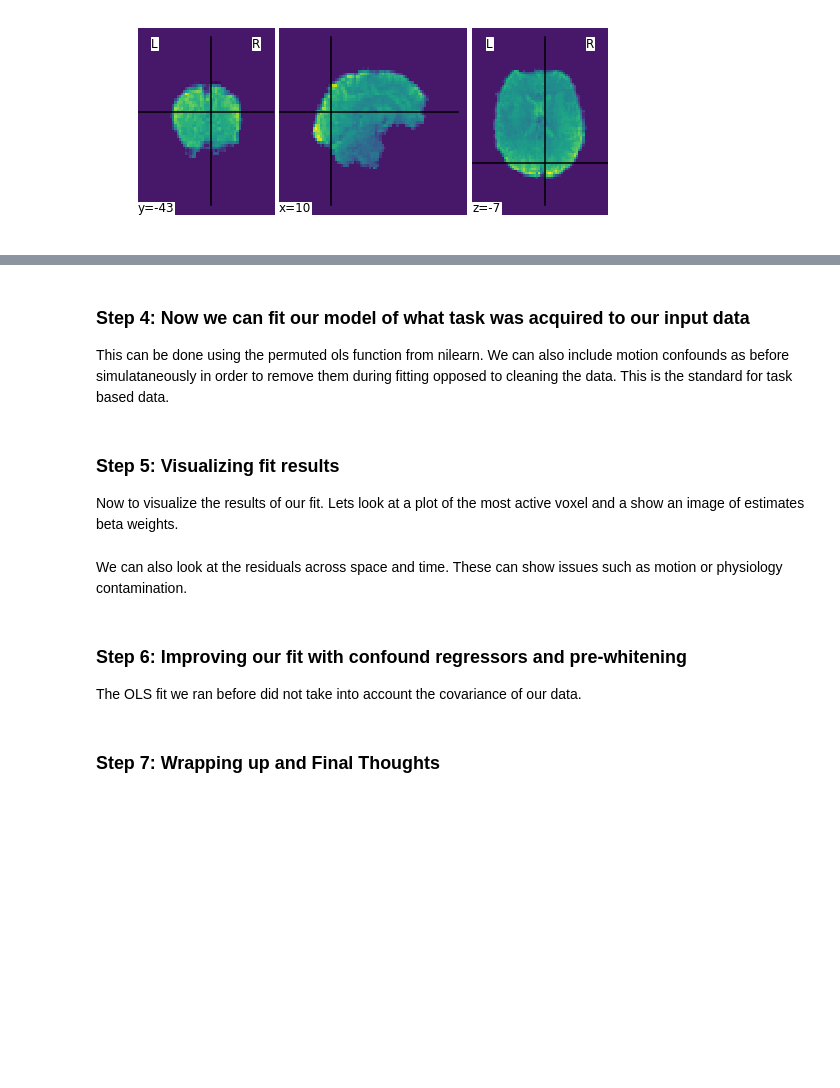
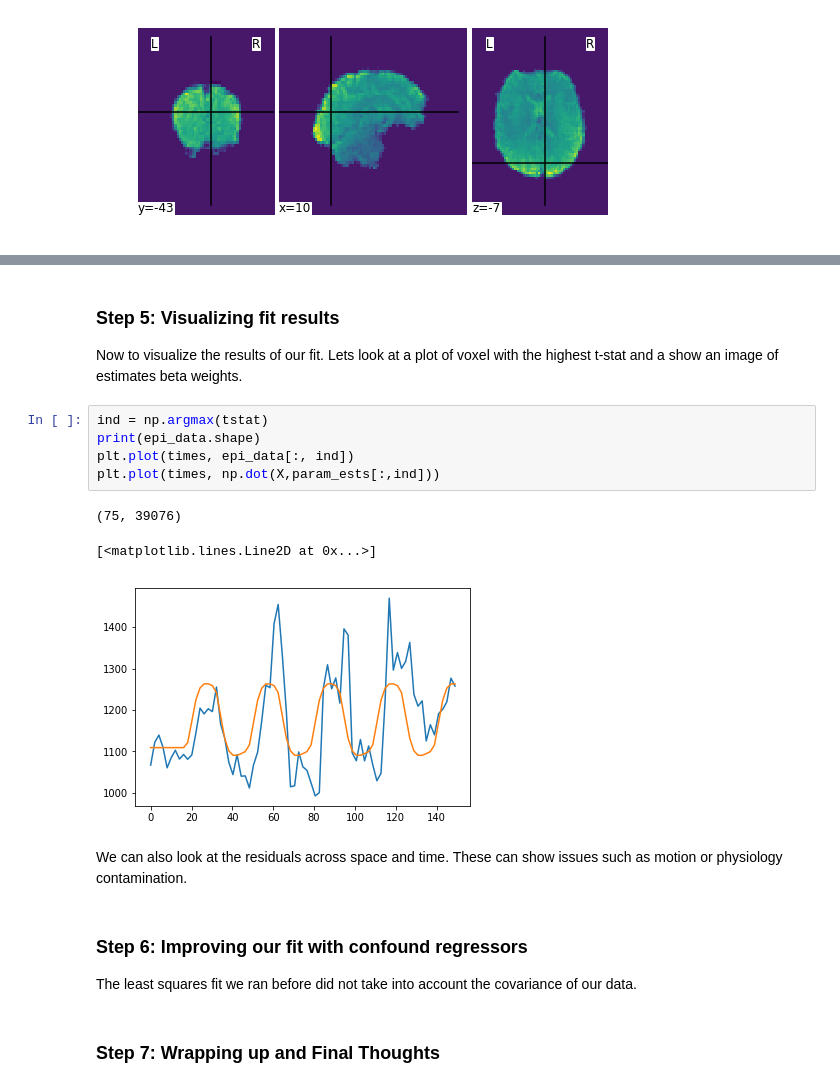
Before and after one commit to carpentries-incubator/SDC-BIDS-fMRI, a Jupyter notebook: bin/05a_general-linear-model-task-based_solutions.ipynb, the cells around one changed output, grey strips where cells are left out. Saved outputs shown, nothing was run; the diff lists cells and outputs as text; blank space fills up the shorter version.

```diff
--- a/bin/05a_general-linear-model-task-based_solutions.ipynb
+++ b/bin/05a_general-linear-model-task-based_solutions.ipynb
@@ -138,16 +152,21 @@ To use the future default and silence this warning we advise to pass `rcond=None
-# %% [markdown]
-### Step 4: Now we can fit our model of what task was acquired to our input data
-
-This can be done using the permuted ols function from nilearn. We can also include motion confounds as before simulataneously in order to remove them during fitting opposed to cleaning the data. This is the standard for task based data.
 # %% [markdown]
 ### Step 5: Visualizing fit results
 
-Now to visualize the results of our fit. Lets look at a plot of the most active voxel and a show an image of estimates beta weights.
+Now to visualize the results of our fit. Lets look at a plot of voxel with the highest t-stat and a show an image of estimates beta weights.
+# %%
+ind = np.argmax(tstat)
+print(epi_data.shape)
+plt.plot(times, epi_data[:, ind])
+plt.plot(times, np.dot(X,param_ests[:,ind]))
+# %% [output]
+(75, 39076)
+[<matplotlib.lines.Line2D at 0x...>]
+[figure, added]
 # %% [markdown]
 We can also look at the residuals across space and time. These can show issues such as motion or physiology contamination.
 # %% [markdown]
-### Step 6: Improving our fit with confound regressors and pre-whitening
+### Step 6: Improving our fit with confound regressors
 
-The OLS fit we ran before did not take into account the covariance of our data.
+The least squares fit we ran before did not take into account the covariance of our data.
 # %% [markdown]
 ### Step 7: Wrapping up and Final Thoughts
```
Also changed, not shown: parts of 5 cells of this notebook.
